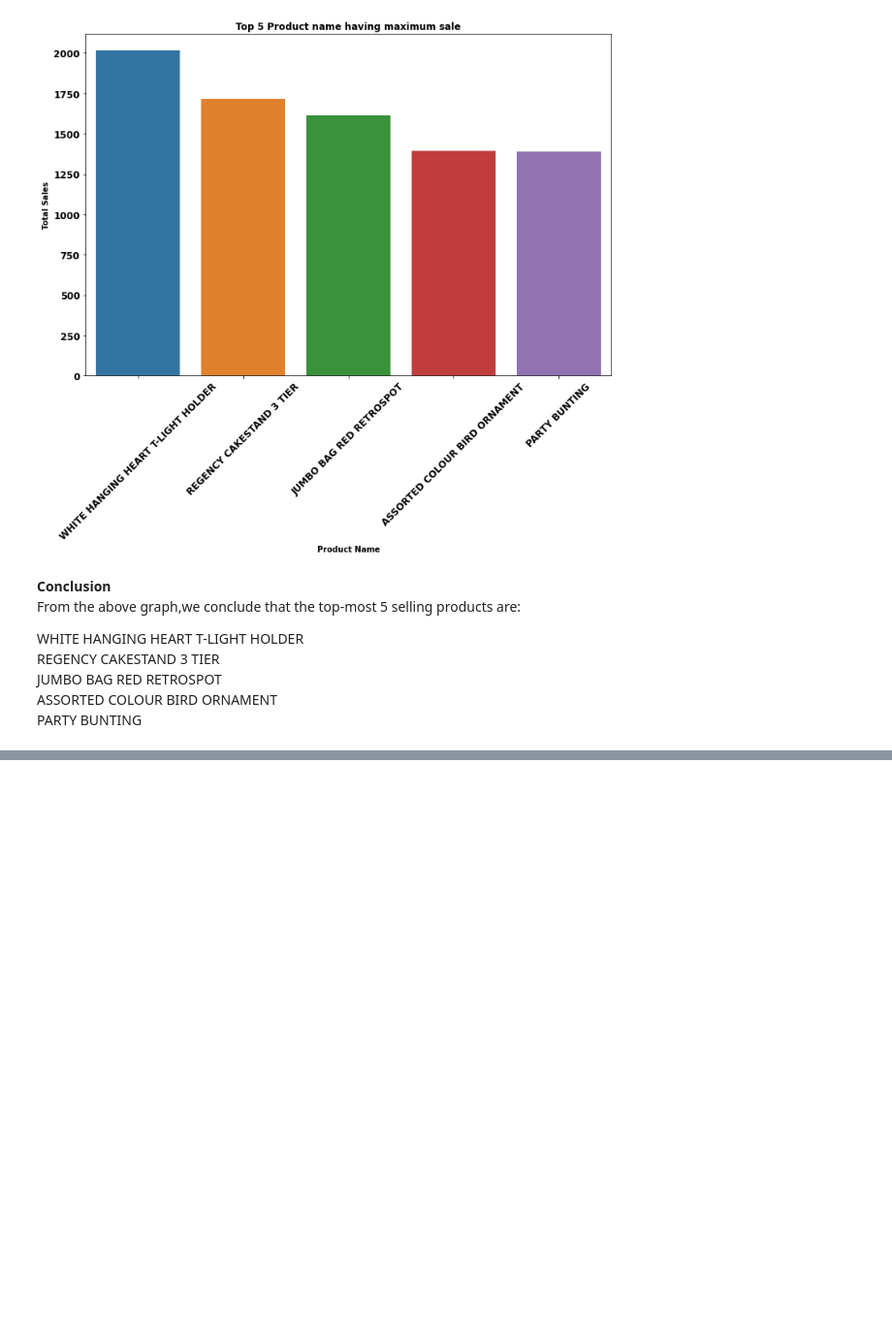
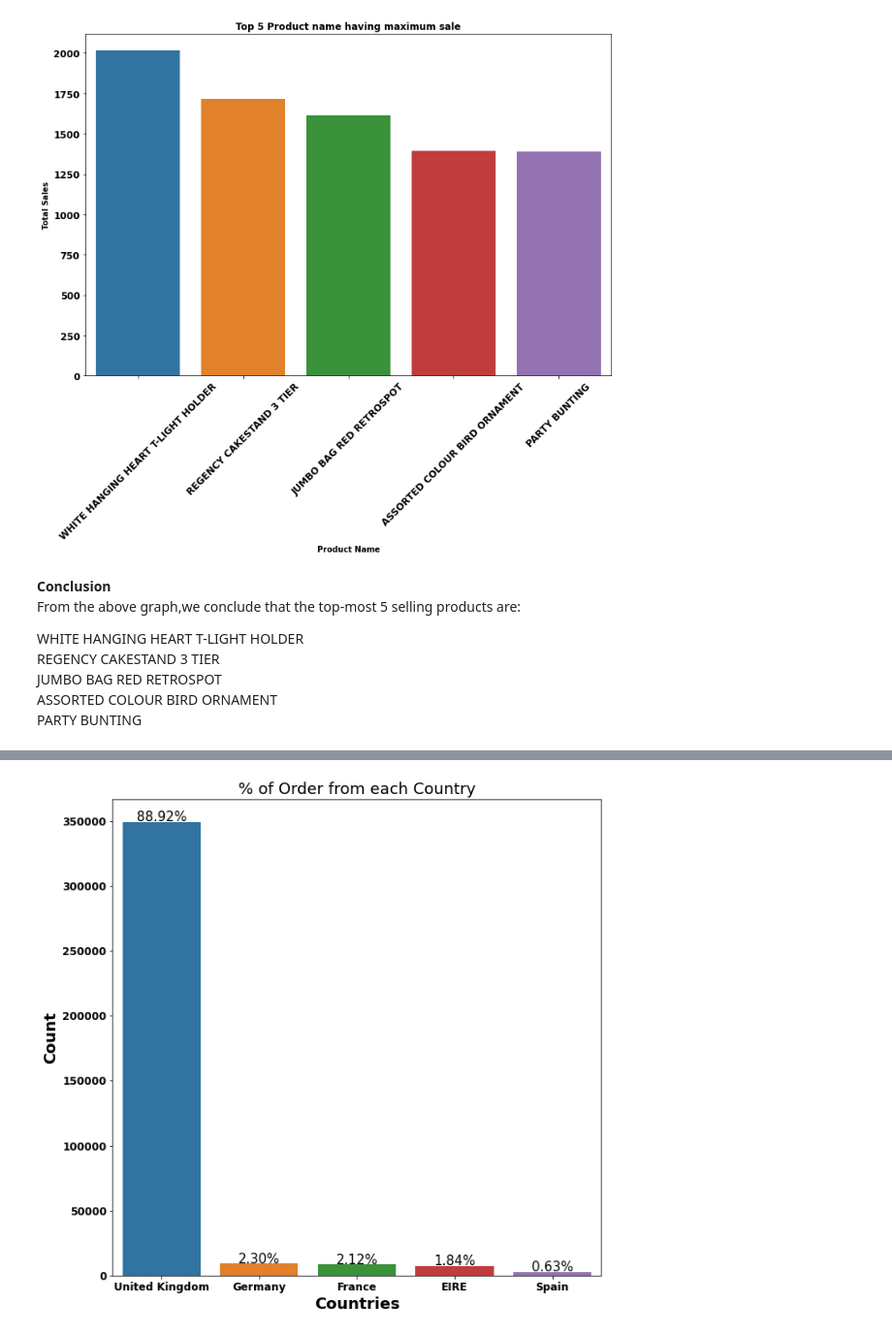
Before and after one commit to Shashankshekharpandey/Online-retail-customer-segmentation, a Jupyter notebook: Online_retail_customer_Segmentation.ipynb, the cells around one changed output, grey strips where cells are left out. Shown: that part at 97% size. Saved outputs shown, nothing was run; the diff lists cells and outputs as text; code cells hidden in the pictures; blank space fills up the shorter version.

```diff
--- a/Online_retail_customer_Segmentation.ipynb
+++ b/Online_retail_customer_Segmentation.ipynb
@@ -240,0 +243,6 @@ PARTY BUNTING<br>
+# %%
+# Top countries who's buying maximum products
+Top_10_country = customer_seg_df['Country'].value_counts().reset_index()
+Top_10_country['Country_per']= Top_10_country['Country']*100/customer_seg_df['Country'].count()     # Add country percentage column to top 10 countries data frame
+Top_10_country.rename(columns={'index': 'Country_Name','Country': 'Count'}, inplace=True)
+Top_10_country.head()
@@ -240,0 +256,14 @@ PARTY BUNTING<br>
+# %%
+# Barplot of Top 10 countries who's buying maximum products
+fig, ax = plt.subplots(figsize = (10,10))
+splot = sns.barplot(x='Country_Name',y='Count',data=Top_10_country.head())
+plt.title('% of Order from each Country', SIZE = 18)
+plt.xlabel('Countries', SIZE = 18 , fontweight = 'bold')
+plt.ylabel('Count', SIZE = 18, fontweight = 'bold')
+plt.xticks(fontweight = 'bold' , fontsize = 12)
+plt.yticks(fontweight = 'bold' , fontsize = 12)
+for p in splot.patches:                               # This step is used for showing the percentage on the graph
+    height = p.get_height()
+    splot.text(p.get_x()+p.get_width()/2, height+500, '{:1.2f}''%'.format(height/customer_seg_df.shape[0]*100),ha = "center", SIZE = 15)
+# %% [output]
+[figure, added]
```
Also changed, not shown: parts of 4 cells of this notebook.
